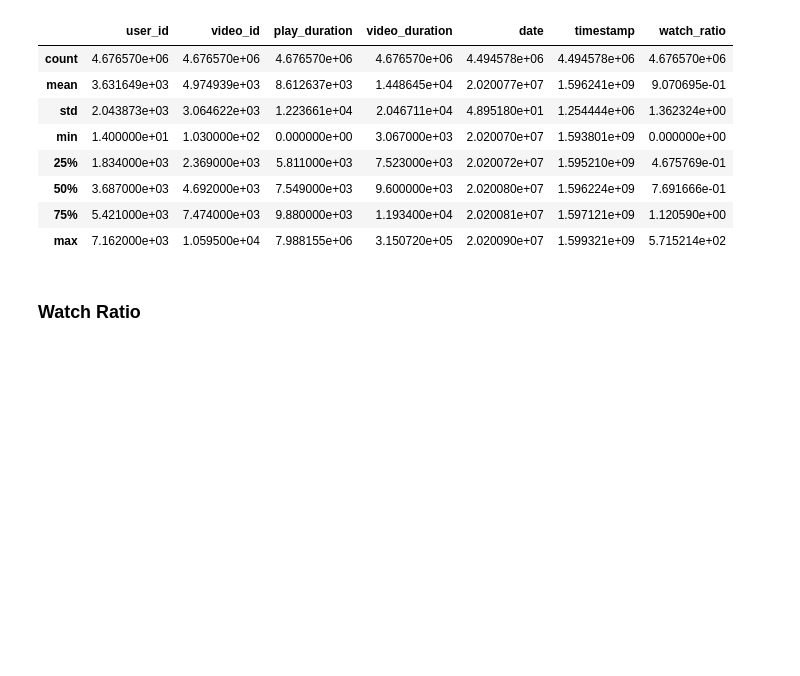
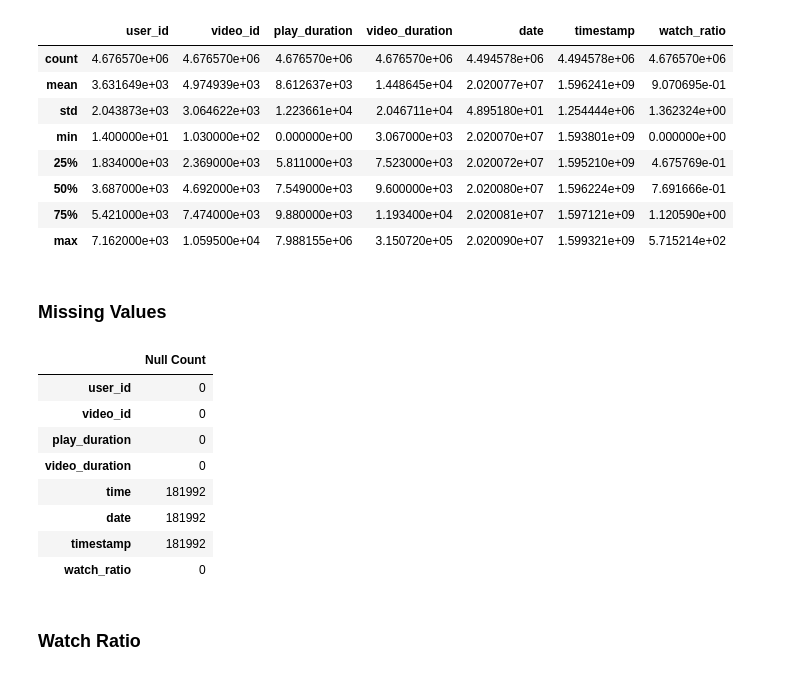
Before and after one commit to jiaawe/kuaishou-recommender, a Jupyter notebook: EDA.ipynb, the cells around one changed output. Saved outputs shown, nothing was run; the diff lists cells and outputs as text; code cells hidden in the pictures; blank space fills up the shorter version.

```diff
--- a/EDA.ipynb
+++ b/EDA.ipynb
@@ -36,6 +36,22 @@ small_matrix.describe()
 | 50% | 3.687000e+03 | 4.692000e+03 | 7.549000e+03 | 9.600000e+03 | 2.020080e+07 | 1.596224e+09 | 7.691666e-01 |
 | 75% | 5.421000e+03 | 7.474000e+03 | 9.880000e+03 | 1.193400e+04 | 2.020081e+07 | 1.597121e+09 | 1.120590e+00 |
 | max | 7.162000e+03 | 1.059500e+04 | 7.988155e+06 | 3.150720e+05 | 2.020090e+07 | 1.599321e+09 | 5.715214e+02 |
+# %% [markdown]
+### Missing Values
+# %%
+# Find out missing values
+null_counts = small_matrix.isnull().sum()
+null_counts.to_frame(name='Null Count')
+# %% [output]
+|  | Null Count |
+| user_id | 0 |
+| video_id | 0 |
+| play_duration | 0 |
+| video_duration | 0 |
+| time | 181992 |
+| date | 181992 |
+| timestamp | 181992 |
+| watch_ratio | 0 |
 # %% [markdown]
 ### Watch Ratio
 # %%
```
Also changed, not shown: parts of 2 cells of this notebook, 3 other files.
